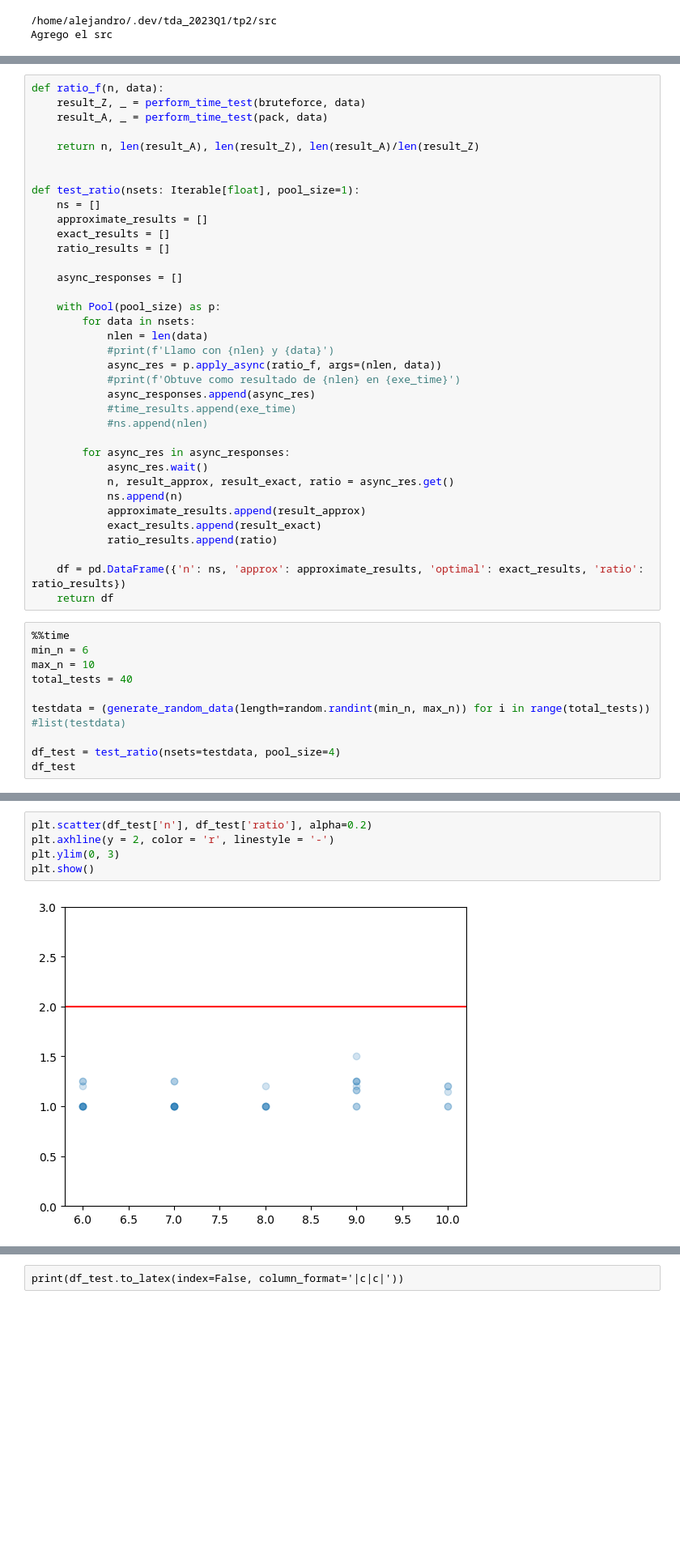
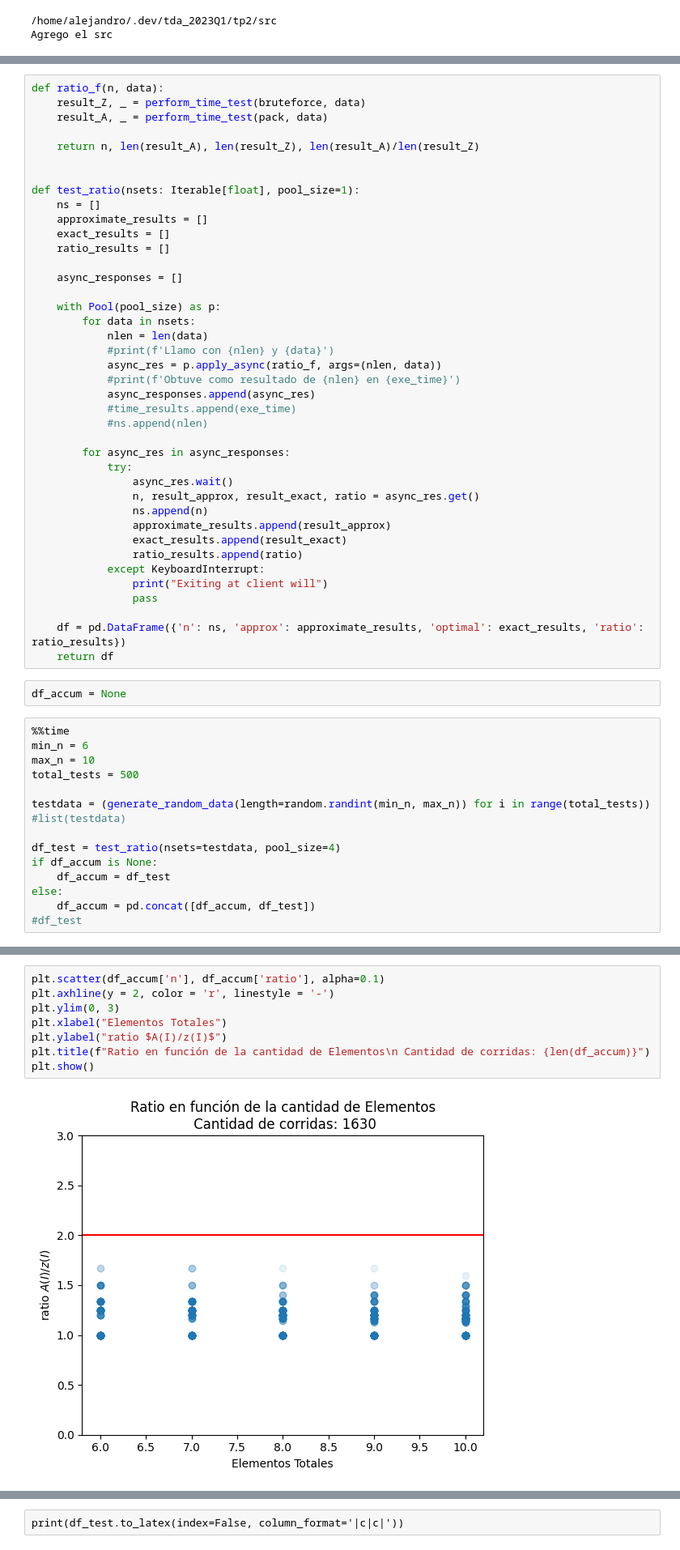
Before and after one commit to aleperno/tda_2023Q1, a Jupyter notebook: tp2/src/notebooks/Graphs Approximation.ipynb, the cells around one changed output, grey strips where cells are left out. Shown: that part at 81% size. Cells and saved outputs as stored; diff of their text form; blank space fills up the shorter version.

Commit message:
Updated notebook for approximation graphs

```diff
--- a/tp2/src/notebooks/Graphs Approximation.ipynb
+++ b/tp2/src/notebooks/Graphs Approximation.ipynb
@@ -50,24 +50,34 @@ def test_ratio(nsets: Iterable[float], pool_size=1):
             #ns.append(nlen)
 
         for async_res in async_responses:
-            async_res.wait()
-            n, result_approx, result_exact, ratio = async_res.get()
-            ns.append(n)
-            approximate_results.append(result_approx)
-            exact_results.append(result_exact)
-            ratio_results.append(ratio)
+            try:
+                async_res.wait()
+                n, result_approx, result_exact, ratio = async_res.get()
+                ns.append(n)
+                approximate_results.append(result_approx)
+                exact_results.append(result_exact)
+                ratio_results.append(ratio)
+            except KeyboardInterrupt:
+                print("Exiting at client will")
+                pass
 
     df = pd.DataFrame({'n': ns, 'approx': approximate_results, 'optimal': exact_results, 'ratio': ratio_results})
     return df
+# %%
+df_accum = None
 # %%
 %%time
 min_n = 6
 max_n = 10
-total_tests = 40
+total_tests = 500
 
 testdata = (generate_random_data(length=random.randint(min_n, max_n)) for i in range(total_tests))
 #list(testdata)
 
 df_test = test_ratio(nsets=testdata, pool_size=4)
-df_test
+if df_accum is None:
+    df_accum = df_test
+else:
+    df_accum = pd.concat([df_accum, df_test])
+#df_test
 # %% [output]
@@ -93,7 +90,10 @@ Wall time: 14.2 s
 # %%
-plt.scatter(df_test['n'], df_test['ratio'], alpha=0.2)
+plt.scatter(df_accum['n'], df_accum['ratio'], alpha=0.1)
 plt.axhline(y = 2, color = 'r', linestyle = '-')
 plt.ylim(0, 3)
+plt.xlabel("Elementos Totales")
+plt.ylabel("ratio $A(I)/z(I)$")
+plt.title(f"Ratio en función de la cantidad de Elementos\n Cantidad de corridas: {len(df_accum)}")
 plt.show()
 # %% [output]
-[figure, old version]
+[figure, new version]
```
Also changed, not shown: parts of 4 cells of this notebook.
